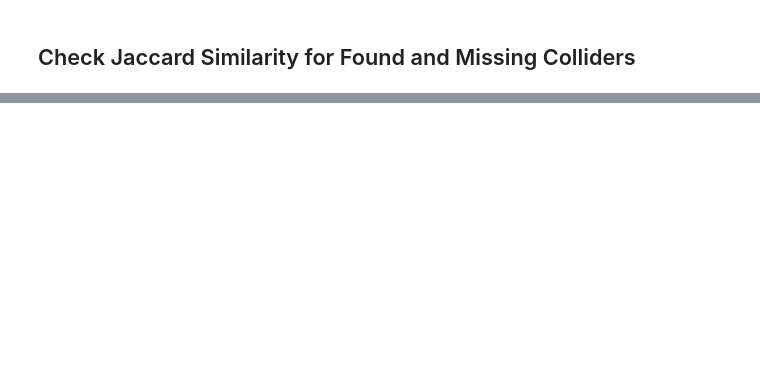
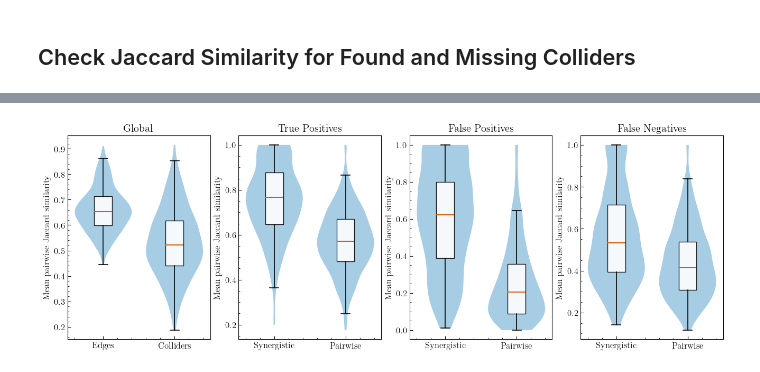
Before and after one commit to kaleem-01/CausalSynergy, a Jupyter notebook: analyses/StabilityAnalysis.ipynb, the cells around one changed output, grey strips where cells are left out. Cells and saved outputs as stored; diff of their text form; code cells hidden in the pictures; blank space fills up the shorter version.

```diff
--- a/analyses/StabilityAnalysis.ipynb
+++ b/analyses/StabilityAnalysis.ipynb
@@ -852,12 +426,0 @@ num_vars
-# %%
-import matplotlib.pyplot as plt
-
-for col in ["family", "num_vars", "target_mi", "syn_cutoff", "pair_probs"]:
-    plt.figure(figsize=(7, 4))
-    stability_df.boxplot(column=target, by=col, grid=False)
-    plt.title(f"{target} by {col}")
-    plt.suptitle("")
-    plt.ylabel(target)
-    plt.xticks(rotation=45)
-    plt.tight_layout()
-    plt.show()
@@ -929,0 +737,54 @@ Notes:
+# %%
+# orig_jpmf_df = jpmf_df.copy()
+
+jpmf_df_30 = jpmf_df[(jpmf_df["num_vars"] == 30)].copy()
+
+fig, axes = plt.subplots(1, 4, figsize=(16, 5), sharey=False)
+
+i = 0
+metrics = {
+    # "edges_mean": "Edges",
+    # "learned_colliders_mean": "Colliders",
+    "edges_mean": "Edges",
+    "learned_colliders_mean": "Colliders",
+
+}
+plot_recovery_stability_panel(jpmf_df_30, metrics, r"Global", ax=axes[i])
+i += 1
+metrics = {
+    # "edges_mean": "Edges",
+    # "learned_colliders_mean": "Colliders",
+    "correct_scs_mean": "Synergistic",
+    "correct_pws_mean": "Pairwise",
+
+}
+
+plot_recovery_stability_panel(jpmf_df_30, metrics, r"True Positives", ax=axes[i])
+i += 1
+metrics = {
+    "extra_scs_mean": "Synergistic",
+    "extra_pws_mean": "Pairwise",
+}
+
+plot_recovery_stability_panel(jpmf_df_30, metrics, r"False Positives", ax=axes[i])
+i += 1
+metrics = {"missing_scs_mean": "Synergistic",
+    "missing_pws_mean": "Pairwise",
+}
+
+plot_recovery_stability_panel(jpmf_df_30, metrics, r"False Negatives", ax=axes[i])
+
+metrics = {
+    # "edges_mean": "Edges",
+    # "learned_colliders_mean": "Colliders",
+    "correct_scs_mean": "Synergistic",
+    "correct_pws_mean": "Pairwise",
+
+}
+
+
+
+
+plt.savefig("Figures/recovery_stability_panels.png", dpi=300, bbox_inches="tight")
+# %% [output]
+[figure, added]
```
Also changed, not shown: parts of 43 cells of this notebook, 26 other files.
